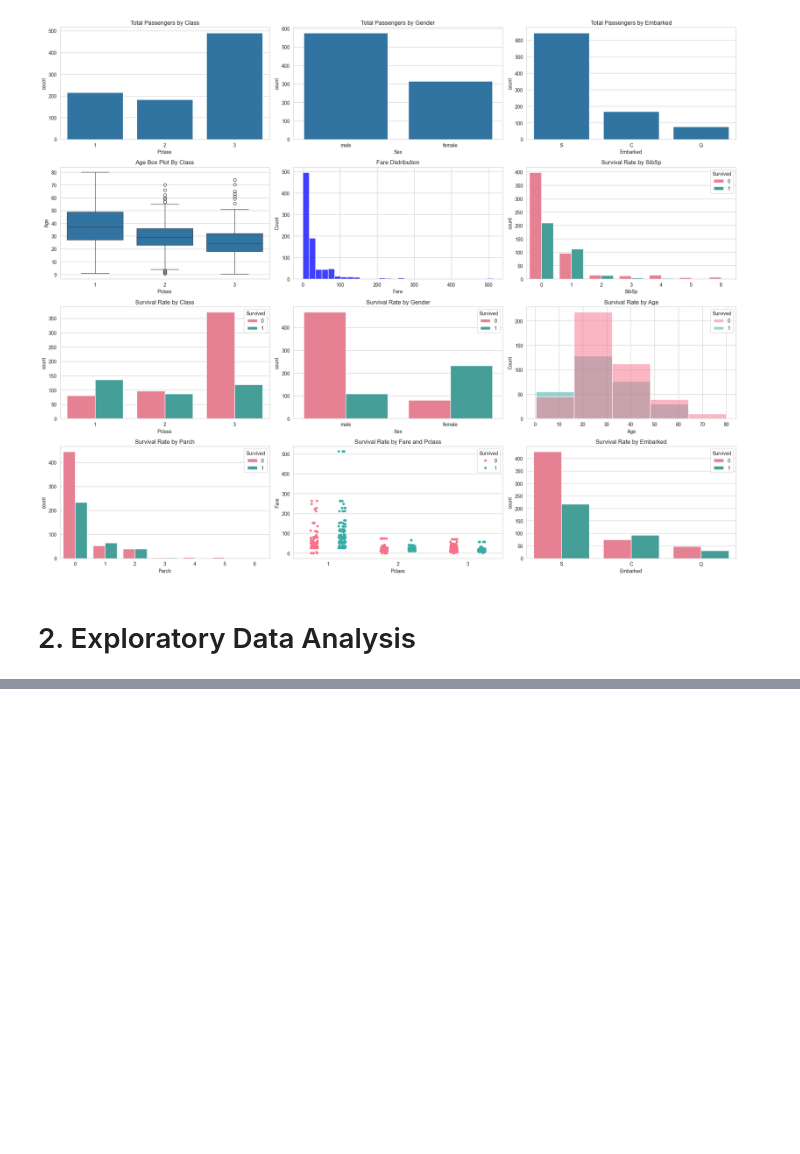
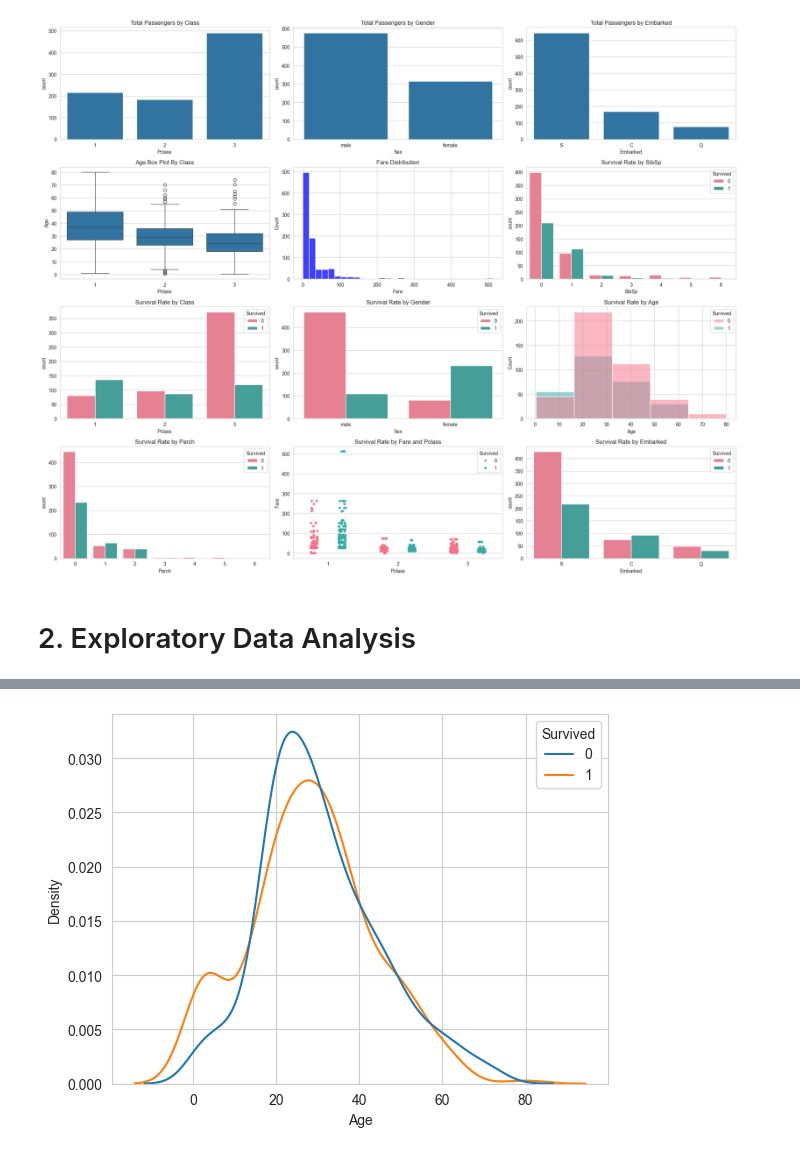
Before and after one commit to xiangshiyin/machine-learning-for-actuarial-science, a Jupyter notebook: 2025-spring/week05/notebook/demo.ipynb, the cells around one changed output, grey strips where cells are left out. Drawn from its saved outputs; the diff is of its cells as text; code cells hidden in the pictures; blank space fills up the shorter version.

```diff
--- a/2025-spring/week05/notebook/demo.ipynb
+++ b/2025-spring/week05/notebook/demo.ipynb
@@ -193,0 +282,9 @@ train.loc[Outliers_to_drop] # Show the outliers rows
+# %%
+train['Sex'] = train['Sex'].map( {'female': 0, 'male': 1} ).astype(int)
+# %%
+#plot distributions of age of passengers who survived or did not survive
+sns.kdeplot(x='Age', data=train, hue='Survived', common_norm=False)
+# sns.displot(x='Age', data=train, hue='Survived', kind='kde', common_norm=False)
+plt.show()
+# %% [output]
+[figure, added]
```
Also changed, not shown: parts of 37 cells of this notebook.
